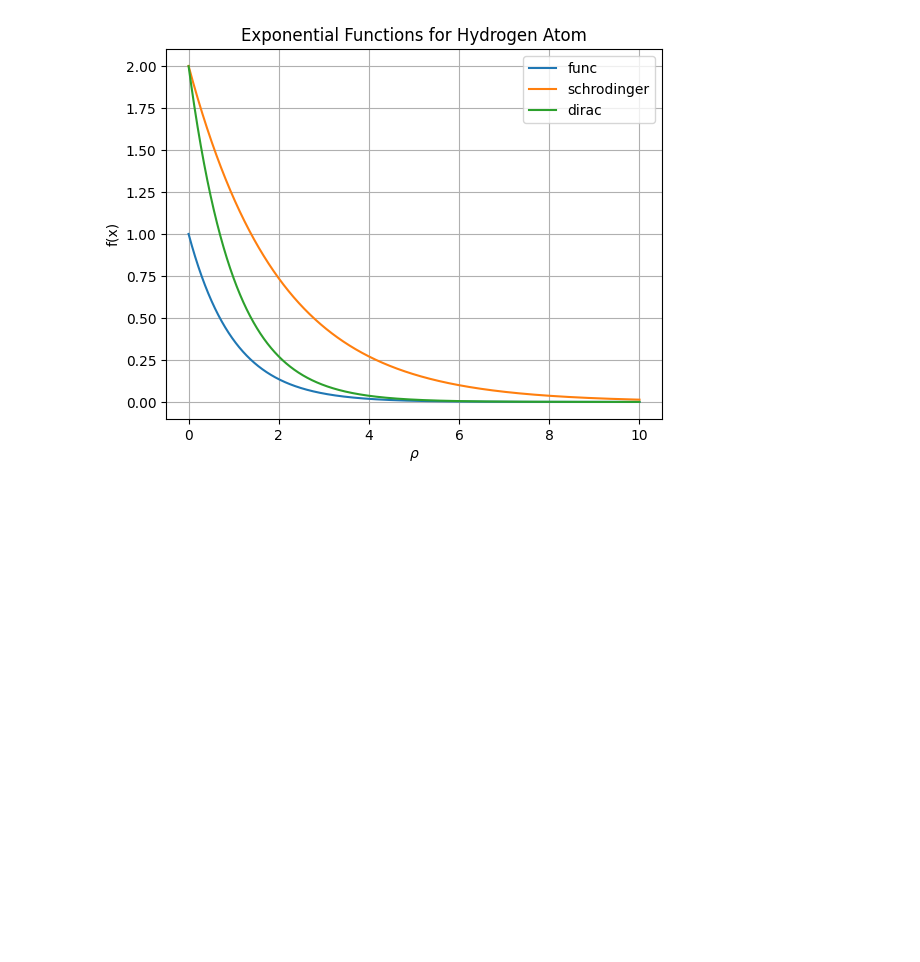
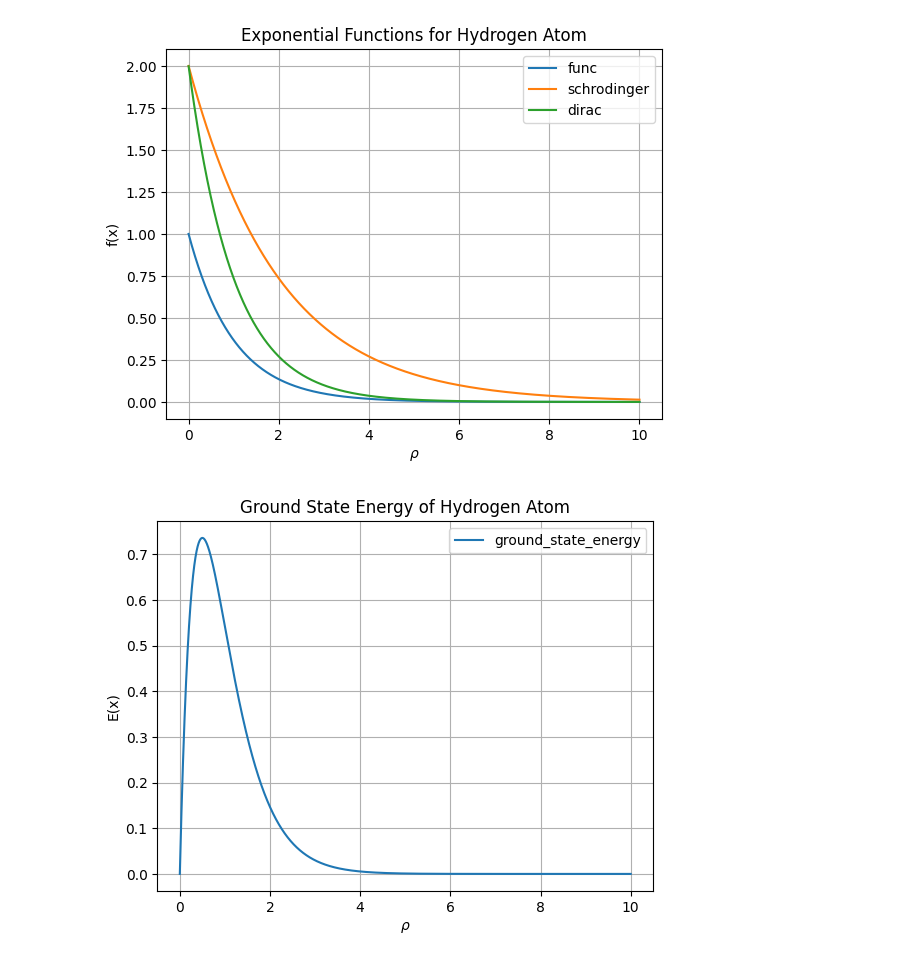
Before and after one commit to k1-star/computational-physics, a Jupyter notebook: Quantum Mechanics/graphing.ipynb, the cells around one changed output. Drawn from its saved outputs; the diff is of its cells as text; code cells hidden in the pictures; blank space fills up the shorter version.

```diff
--- a/Quantum Mechanics/graphing.ipynb
+++ b/Quantum Mechanics/graphing.ipynb
@@ -87,6 +62,21 @@ fig.show()
 # %%
-#第一激发态
-# 1s态的能量为-13.6 eV，第一激发态的能量为-3.4 eV
-# 计算第一激发态的波函数
-def func(x):
-    return np.exp(-x) * (1 - x / 2)  # 第一激发态的波函数
+from numpy import exp, sqrt, pi
+def ground_state_energy(Z):
+    return 4*(exp(-2*Z))*Z
+
+import matplotlib.pyplot as plt
+import numpy as np
+from scipy.integrate import quad
+x=np.linspace(0, 10, 10000)
+y1=ground_state_energy(x)
+
+plt.plot(x, y1, label='ground_state_energy')
+plt.title('Ground State Energy of Hydrogen Atom')
+plt.xlabel(r'$\rho$')
+plt.ylabel(r'$E_0$')
+plt.ylabel('E(x)')
+plt.legend()
+plt.grid()
+plt.show()
+# %% [output]
+[figure, added]
```
Also changed, not shown: parts of 2 cells of this notebook, 14 other files.
